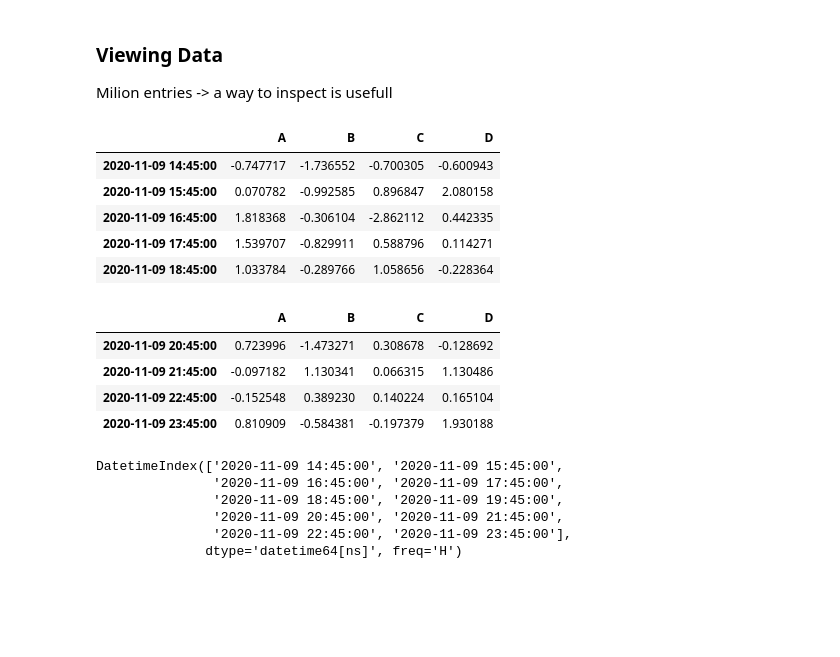
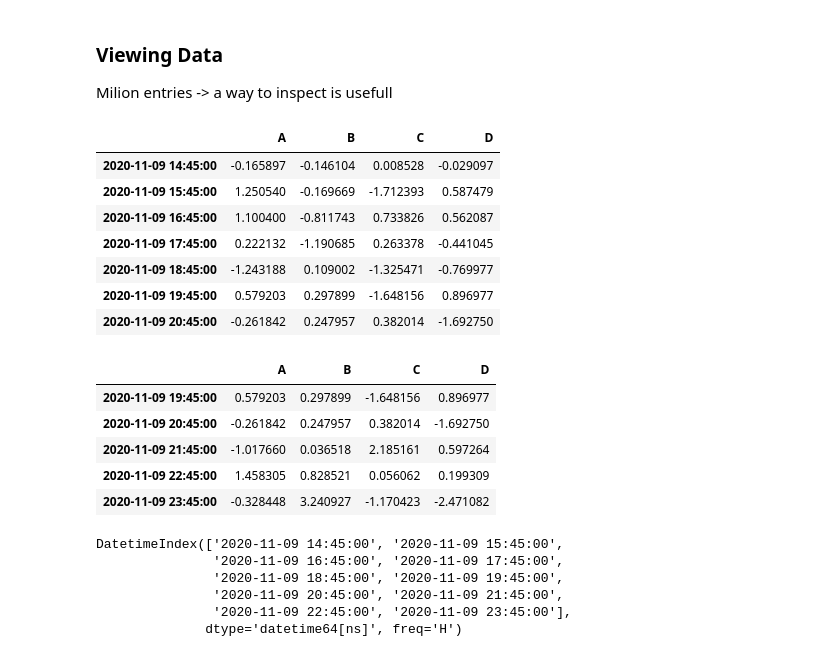
Before and after one commit to RMilock/LaboratoryOfComputationalPhysics_Y3, a Jupyter notebook: 05_Pandas.ipynb, the cells around one changed output. Cells and saved outputs as stored; diff of their text form; code cells hidden in the pictures; blank space fills up the shorter version.

```diff
--- a/05_Pandas.ipynb
+++ b/05_Pandas.ipynb
@@ -285,22 +280,25 @@ df2
 
 Milion entries -> a way to inspect is usefull
 # %%
-df.head()
+df.head(7) #from the start
 # %% [output]
 |  | A | B | C | D |
-| 2020-11-09 14:45:00 | -0.747717 | -1.736552 | -0.700305 | -0.600943 |
-| 2020-11-09 15:45:00 | 0.070782 | -0.992585 | 0.896847 | 2.080158 |
-| 2020-11-09 16:45:00 | 1.818368 | -0.306104 | -2.862112 | 0.442335 |
-| 2020-11-09 17:45:00 | 1.539707 | -0.829911 | 0.588796 | 0.114271 |
-| 2020-11-09 18:45:00 | 1.033784 | -0.289766 | 1.058656 | -0.228364 |
+| 2020-11-09 14:45:00 | -0.165897 | -0.146104 | 0.008528 | -0.029097 |
+| 2020-11-09 15:45:00 | 1.250540 | -0.169669 | -1.712393 | 0.587479 |
+| 2020-11-09 16:45:00 | 1.100400 | -0.811743 | 0.733826 | 0.562087 |
+| 2020-11-09 17:45:00 | 0.222132 | -1.190685 | 0.263378 | -0.441045 |
+| 2020-11-09 18:45:00 | -1.243188 | 0.109002 | -1.325471 | -0.769977 |
+| 2020-11-09 19:45:00 | 0.579203 | 0.297899 | -1.648156 | 0.896977 |
+| 2020-11-09 20:45:00 | -0.261842 | 0.247957 | 0.382014 | -1.692750 |
-# %%
-df.tail(4)
-# %% [output]
-|  | A | B | C | D |
-| 2020-11-09 20:45:00 | 0.723996 | -1.473271 | 0.308678 | -0.128692 |
-| 2020-11-09 21:45:00 | -0.097182 | 1.130341 | 0.066315 | 1.130486 |
-| 2020-11-09 22:45:00 | -0.152548 | 0.389230 | 0.140224 | 0.165104 |
-| 2020-11-09 23:45:00 | 0.810909 | -0.584381 | -0.197379 | 1.930188 |
+# %%
+df.tail(5) #from the end
+# %% [output]
+|  | A | B | C | D |
+| 2020-11-09 19:45:00 | 0.579203 | 0.297899 | -1.648156 | 0.896977 |
+| 2020-11-09 20:45:00 | -0.261842 | 0.247957 | 0.382014 | -1.692750 |
+| 2020-11-09 21:45:00 | -1.017660 | 0.036518 | 2.185161 | 0.597264 |
+| 2020-11-09 22:45:00 | 1.458305 | 0.828521 | 0.056062 | 0.199309 |
+| 2020-11-09 23:45:00 | -0.328448 | 3.240927 | -1.170423 | -2.471082 |
 # %%
 df.index
 # %% [output]
```
Also changed, not shown: parts of 53 cells of this notebook, 6 other files.
